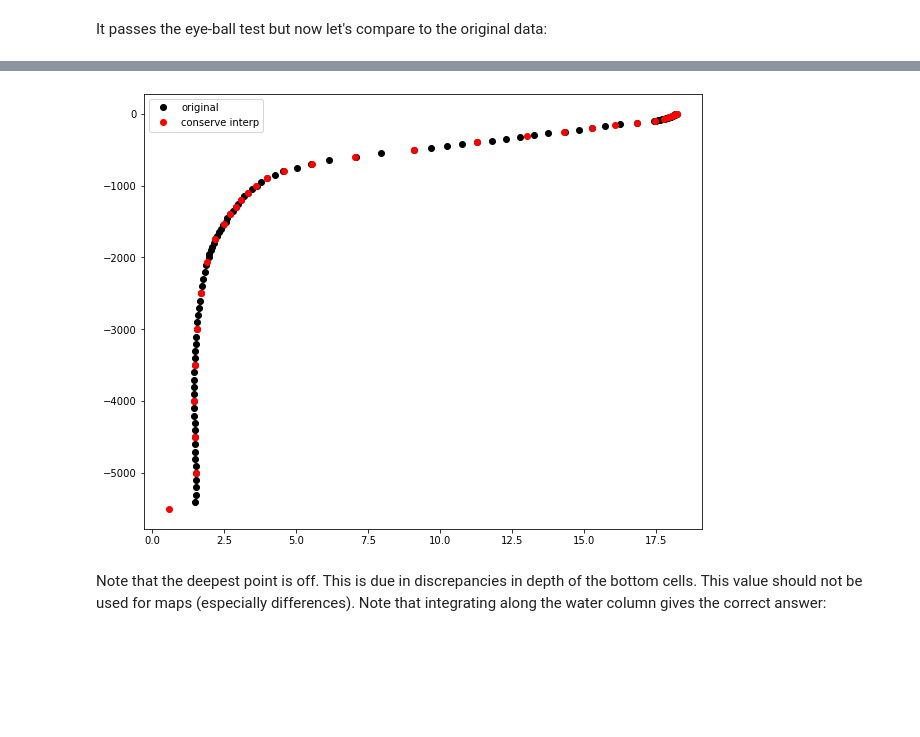
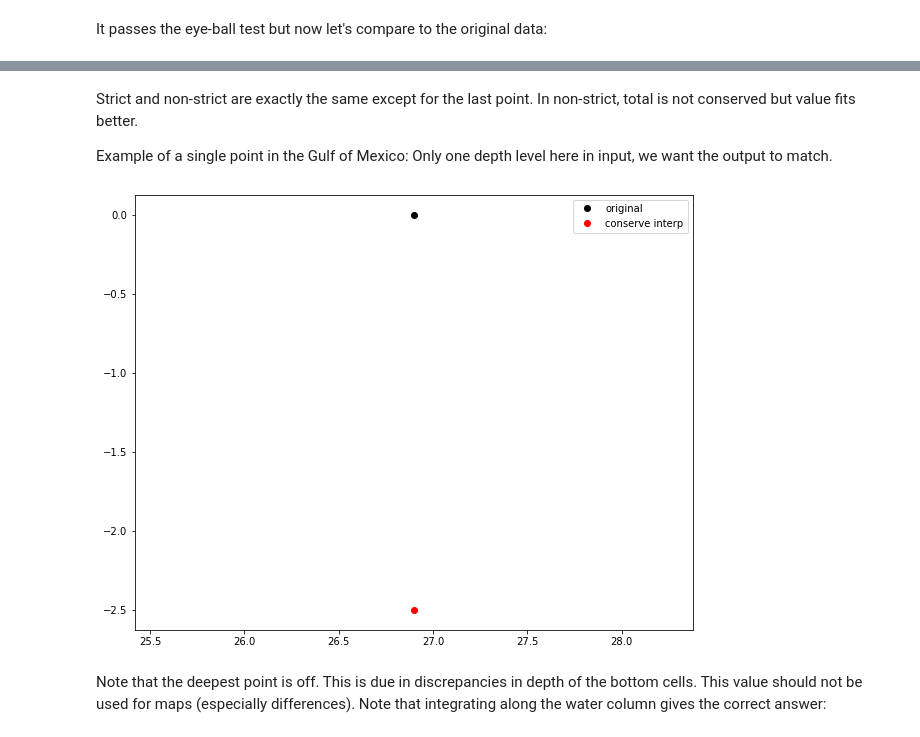
Before and after one commit to raphaeldussin/VCR, a Jupyter notebook: examples/Example_remapping_WOA2013.ipynb, the cells around one changed output, grey strips where cells are left out. Saved outputs shown, nothing was run; the diff lists cells and outputs as text; code cells hidden in the pictures; blank space fills up the shorter version.

```diff
--- a/examples/Example_remapping_WOA2013.ipynb
+++ b/examples/Example_remapping_WOA2013.ipynb
@@ -26,4 +26,4 @@ depth_bnds_src = utils.bounds_2d_to_1d(woa13['depth_bnds'])
 # %% [markdown]
 Create the remapping matrix:
 # %%
-remapping = conserve.create_remapping_matrix(depth_bnds_src, depth_bnds_tgt)
+remapping = conserve.create_remapping_matrix(depth_bnds_src, depth_bnds_tgt, strict=False)
@@ -58,14 +91,18 @@ It passes the eye-ball test but now let's compare to the original data:
+# %% [markdown]
+Strict and non-strict are exactly the same except for the last point. In non-strict, total is not conserved but value fits better.
+
+Example of a single point in the Gulf of Mexico: Only one depth level here in input, we want the output to match.
 # %%
-test_datain = woa13['t_an'].isel(time=0,lon=0,lat=120)
-test_dataout = woa13_remapped['t_an'].isel(xh=0,yh=120)
+test_datain_single = woa13['t_an'].isel(time=0,lon=97,lat=105)
+test_dataout_single = woa13_remapped['t_an'].isel(xh=97,yh=105)
 
 plt.figure(figsize=[10,8])
-plt.plot(test_datain, -woa13['depth'], 'ko', label='original')
-plt.plot(test_dataout, -woa13_remapped['z_l'], 'ro', label='conserve interp')
+plt.plot(test_datain_single, -woa13['depth'], 'ko', label='original')
+plt.plot(test_dataout_single, -woa13_remapped['z_l'], 'ro', label='conserve interp')
 plt.legend()
 plt.show()
 # %% [output]
-[figure, old version]
+[figure, new version]
 # %% [markdown]
 Note that the deepest point is off. This is due in discrepancies in depth of the bottom cells.
 This value should not be used for maps (especially differences). Note that integrating along the water column
```
Also changed, not shown: parts of 13 cells of this notebook.
